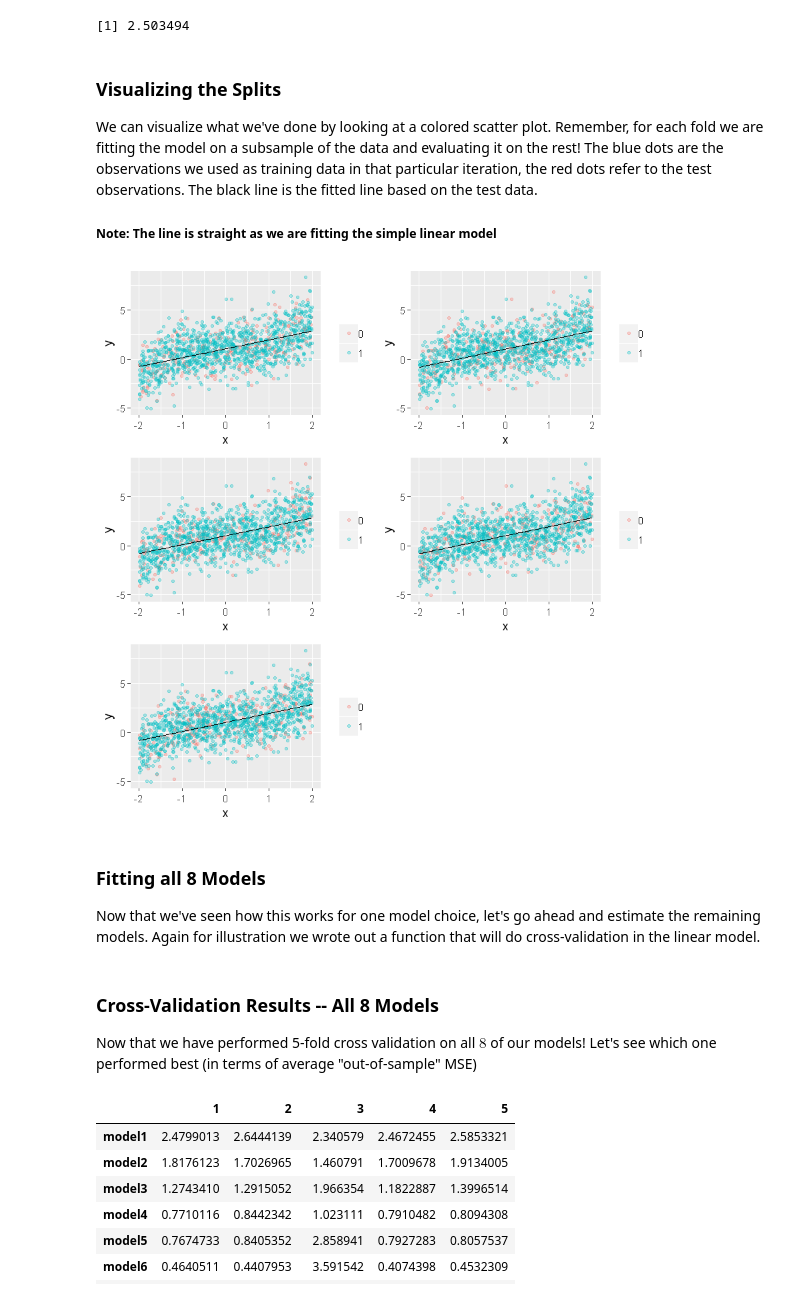
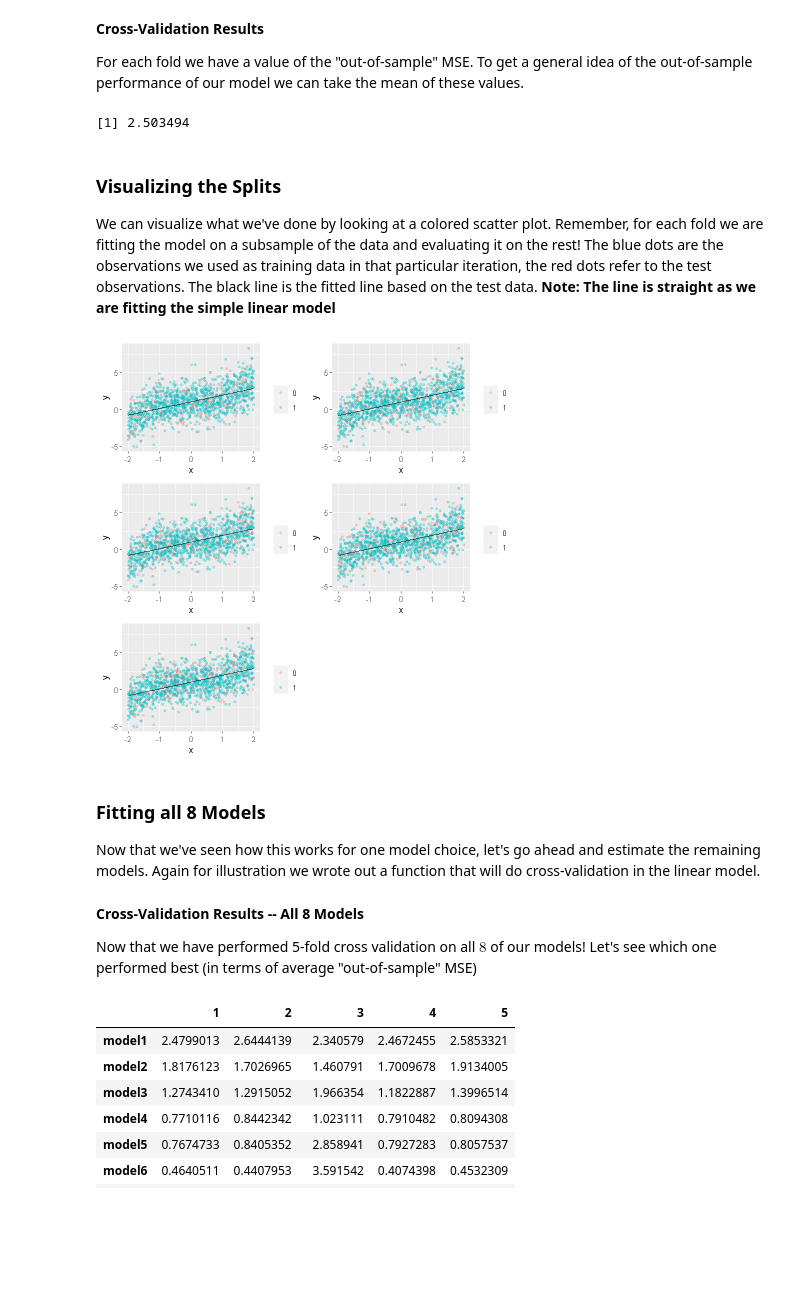
Before and after one commit to bquistorff/NABE_workbooks, a Jupyter notebook: 1. K-Fold CV - Solutions.ipynb, the cells around one changed output. Saved outputs shown, nothing was run; the diff lists cells and outputs as text; code cells hidden in the pictures; blank space fills up the shorter version.

```diff
--- a/1. K-Fold CV - Solutions.ipynb
+++ b/1. K-Fold CV - Solutions.ipynb
@@ -176,0 +284,21 @@ For each fold we have a value of the "out-of-sample" MSE. To get a general idea
+# %%
+#Splitting the data
+
+data_split = function(data,split=.1){
+    N = dim(data)[1]
+
+    # Randomly split by shuffling data
+    random = sample(1:N,N,replace=F)
+    data = data[random,]
+
+    c = round(N*split)
+    test = data[1:c,]
+    train = data[(c+1):N,]
+
+    return(list(train,test))
+}
+
+
+tmp = data_split(data)
+train_test = tmp[[1]]
+validation = tmp[[2]]
@@ -177,3 +349,7 @@ For each fold we have a value of the "out-of-sample" MSE. To get a general idea
+# %% [markdown]
+**Cross-Validation Results**
+
+For each fold we have a value of the "out-of-sample" MSE. To get a general idea of the out-of-sample performance of our model we can take the mean of these values.
 # %%
 mean(MSE)
 # %% [output]
@@ -182,26 +358,25 @@ mean(MSE)
 ### Visualizing the Splits
 
 We can visualize what we've done by looking at a colored scatter plot. Remember, for each fold we are fitting the model on a subsample of the data and evaluating it on the rest! The blue dots are the observations we used as training data in that particular iteration, the red dots refer to the test observations. The black line is the fitted line based on the test data.
-##### Note: The line is straight as we are fitting the simple linear model
+**Note: The line is straight as we are fitting the simple linear model**
 # %%
-for (i in 1:5){
-    visual = data.frame(cbind(rbind(test[,,i],train[,,i]),
-                              as.logical(rbind(array(0,c(size,1)),
-                               array(1,c((num_folds-1)*size,1))))))
+plts = list()
+for (i in 1:num_folds){
 
-    colnames(visual) = c('y','x','train')
-    pred = data.frame(cbind(yhat[,i],test[,2,i]))
-    colnames(pred) = c('ytest','xtest')
+    test_mask = as.logical(rep(sel[i,], size))
+    visual = cbind(train_test, data.frame(train=!test_mask))
 
-    assign(paste('p',i,sep=''), ggplot(visual , aes(x = x, y = y)) +
-           geom_point(aes(color = factor(train)),alpha=.3,size=1) +
-           geom_line(data=pred, aes(x=xtest,y=ytest)) +
-           theme(legend.title=element_blank()))
+    pred = data.frame(ytest=yhat[,i], xtest=test[test_mask, "y"])
+
+    plts[[i]] = ggplot(3, aes(x = x, y = y)) +
+           geom_point(aes(color = factor(train)), alpha=.3, size=1) +
+           geom_line(data=pred, aes(x=xtest, y=ytest)) +
+           theme(legend.title=element_blank())
 }
 
-grid.arrange(p1,p2,p3,p4,p5,ncol=2)
+grid.arrange(grobs=plts,ncol=2)
 # %% [output]
-[figure, old version]
+[figure, new version]
 # %% [markdown]
 ### Fitting all 8 Models
 
@@ -279,4 +395,4 @@ mse = models(train_test,5)
 # %% [markdown]
-### Cross-Validation Results -- All 8 Models
+**Cross-Validation Results -- All 8 Models**
 
 Now that we have performed 5-fold cross validation on all $8$ of our models! Let's see which one performed best (in terms of average "out-of-sample" MSE)
```
Also changed, not shown: parts of 53 cells of this notebook, 6 other files.
